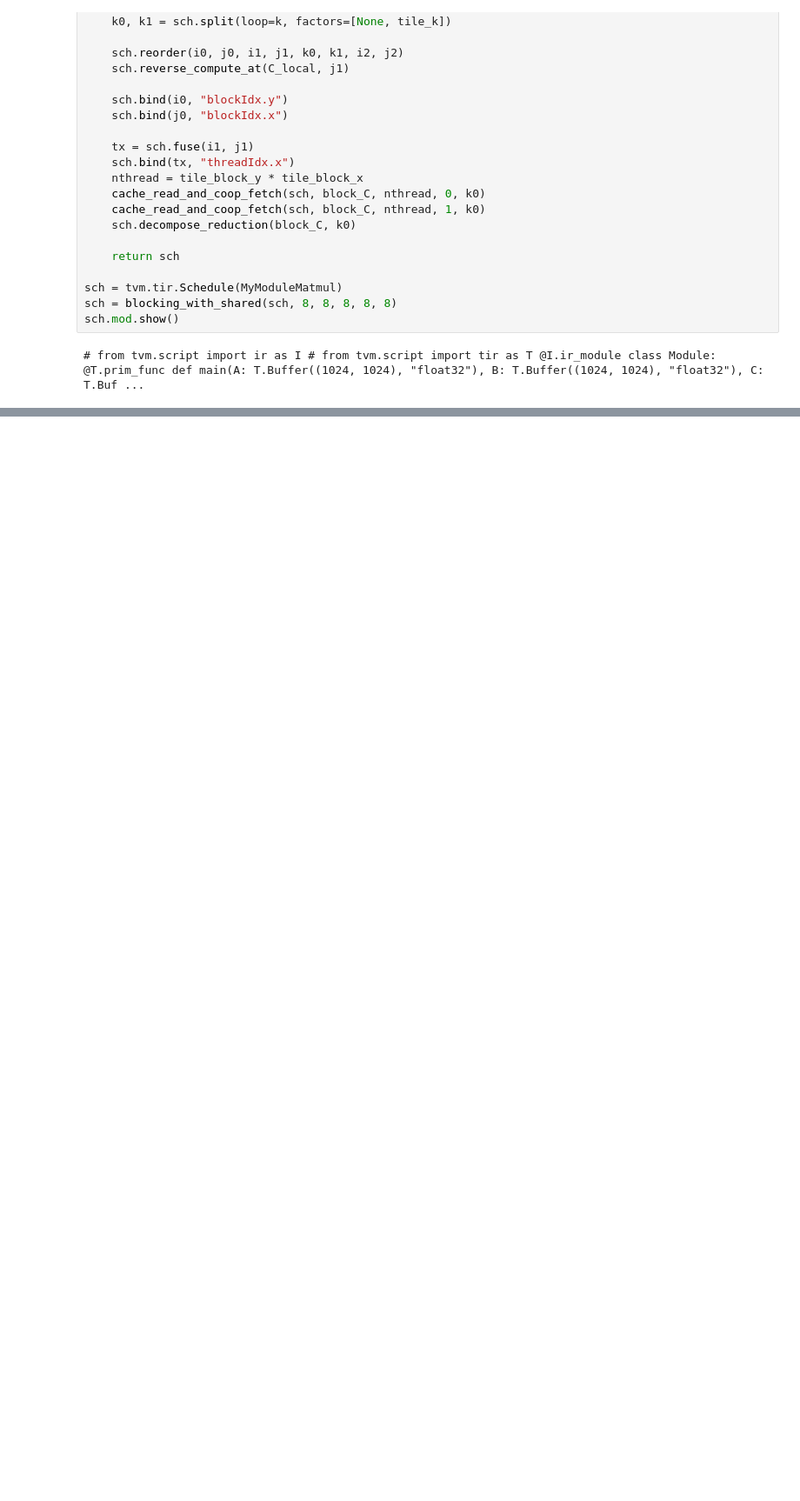
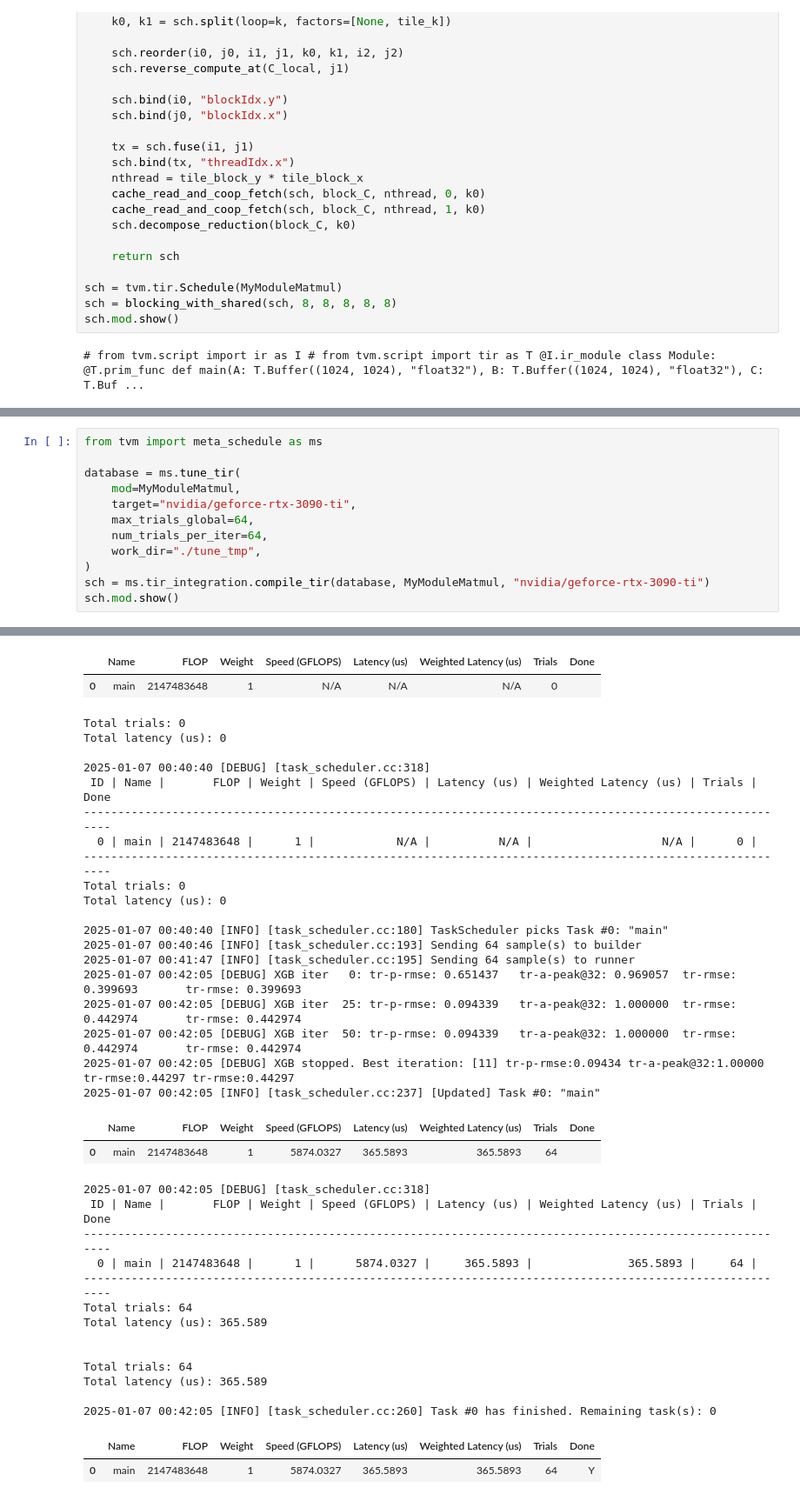
Before and after one commit to eaten-cake/tvm-learn, a Jupyter notebook: mlc/6.1GPU_part1.ipynb, the cells around one changed output, grey strips where cells are left out. Shown at 87% size. Saved outputs shown, nothing was run; the diff lists cells and outputs as text; blank space fills up the shorter version.

```diff
--- a/mlc/6.1GPU_part1.ipynb
+++ b/mlc/6.1GPU_part1.ipynb
@@ -216,0 +225,13 @@ sch.mod.show()
+# %%
+from tvm import meta_schedule as ms
+
+database = ms.tune_tir(
+    mod=MyModuleMatmul,
+    target="nvidia/geforce-rtx-3090-ti",
+    max_trials_global=64,
+    num_trials_per_iter=64,
+    work_dir="./tune_tmp",
+)
+sch = ms.tir_integration.compile_tir(database, MyModuleMatmul, "nvidia/geforce-rtx-3090-ti")
+sch.mod.show()
+# %% [output]
@@ -216,0 +242,38 @@ sch.mod.show()
+|  | Name | FLOP | Weight | Speed (GFLOPS) | Latency (us) | Weighted Latency (us) | Trials | Done |
+| 0 | main | 2147483648 | 1 | N/A | N/A | N/A | 0 |  |
+Total trials: 0
+Total latency (us): 0
+
+2025-01-07 00:40:40 [DEBUG] [task_scheduler.cc:318]
+ ID | Name |       FLOP | Weight | Speed (GFLOPS) | Latency (us) | Weighted Latency (us) | Trials | Done
+---------------------------------------------------------------------------------------------------------
+  0 | main | 2147483648 |      1 |            N/A |          N/A |                   N/A |      0 |
+---------------------------------------------------------------------------------------------------------
+Total trials: 0
+Total latency (us): 0
+
+2025-01-07 00:40:40 [INFO] [task_scheduler.cc:180] TaskScheduler picks Task #0: "main"
+2025-01-07 00:40:46 [INFO] [task_scheduler.cc:193] Sending 64 sample(s) to builder
+2025-01-07 00:41:47 [INFO] [task_scheduler.cc:195] Sending 64 sample(s) to runner
+2025-01-07 00:42:05 [DEBUG] XGB iter   0: tr-p-rmse: 0.651437   tr-a-peak@32: 0.969057  tr-rmse: 0.399693       tr-rmse: 0.399693
+2025-01-07 00:42:05 [DEBUG] XGB iter  25: tr-p-rmse: 0.094339   tr-a-peak@32: 1.000000  tr-rmse: 0.442974       tr-rmse: 0.442974
+2025-01-07 00:42:05 [DEBUG] XGB iter  50: tr-p-rmse: 0.094339   tr-a-peak@32: 1.000000  tr-rmse: 0.442974       tr-rmse: 0.442974
+2025-01-07 00:42:05 [DEBUG] XGB stopped. Best iteration: [11] tr-p-rmse:0.09434 tr-a-peak@32:1.00000    tr-rmse:0.44297 tr-rmse:0.44297
+2025-01-07 00:42:05 [INFO] [task_scheduler.cc:237] [Updated] Task #0: "main"
+|  | Name | FLOP | Weight | Speed (GFLOPS) | Latency (us) | Weighted Latency (us) | Trials | Done |
+| 0 | main | 2147483648 | 1 | 5874.0327 | 365.5893 | 365.5893 | 64 |  |
+2025-01-07 00:42:05 [DEBUG] [task_scheduler.cc:318]
+ ID | Name |       FLOP | Weight | Speed (GFLOPS) | Latency (us) | Weighted Latency (us) | Trials | Done
+---------------------------------------------------------------------------------------------------------
+  0 | main | 2147483648 |      1 |      5874.0327 |     365.5893 |              365.5893 |     64 |
+---------------------------------------------------------------------------------------------------------
+Total trials: 64
+Total latency (us): 365.589
+
+
+Total trials: 64
+Total latency (us): 365.589
+
+2025-01-07 00:42:05 [INFO] [task_scheduler.cc:260] Task #0 has finished. Remaining task(s): 0
+|  | Name | FLOP | Weight | Speed (GFLOPS) | Latency (us) | Weighted Latency (us) | Trials | Done |
+| 0 | main | 2147483648 | 1 | 5874.0327 | 365.5893 | 365.5893 | 64 | Y |
```
Also changed, not shown: parts of 5 cells of this notebook, 2 other files.
